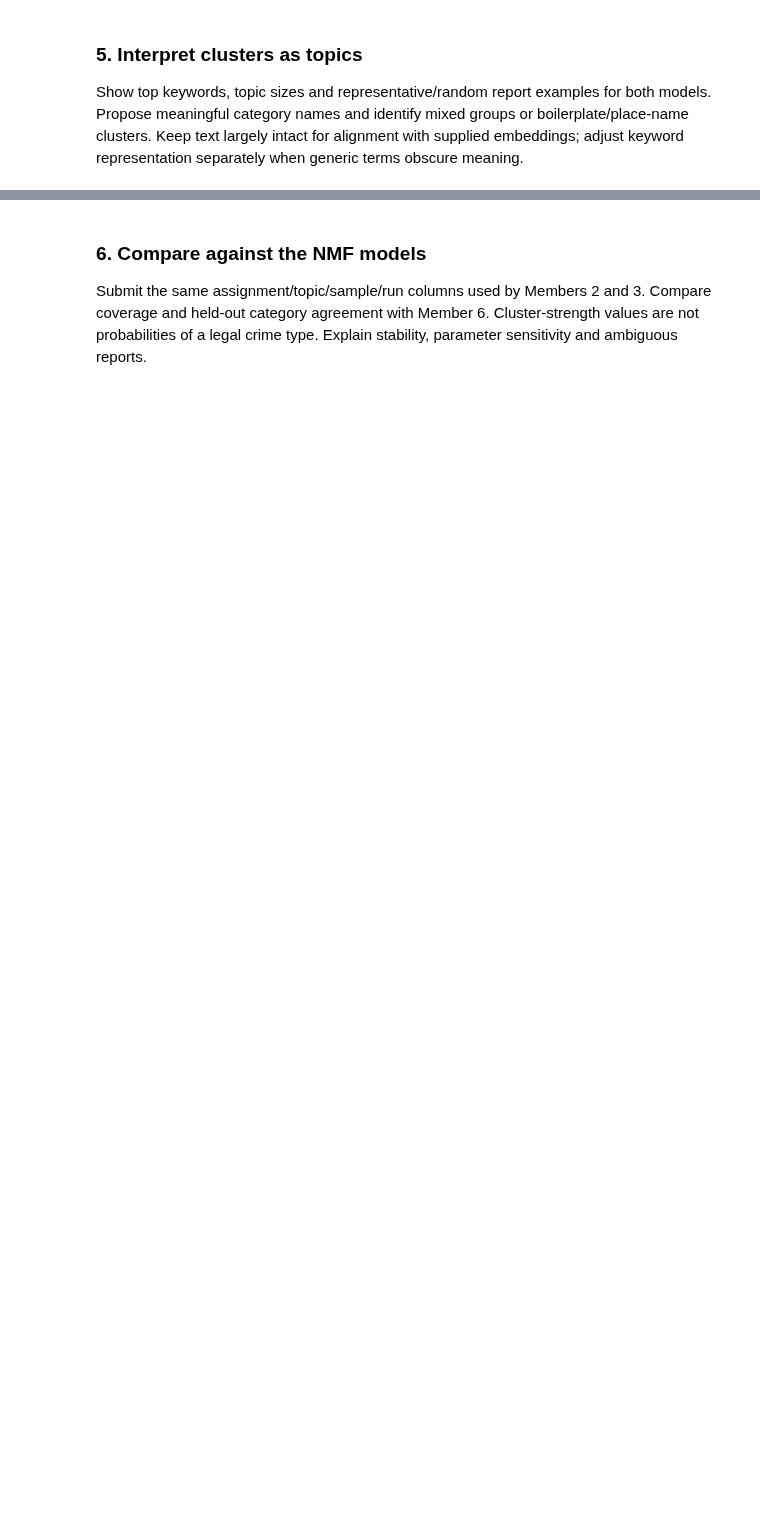
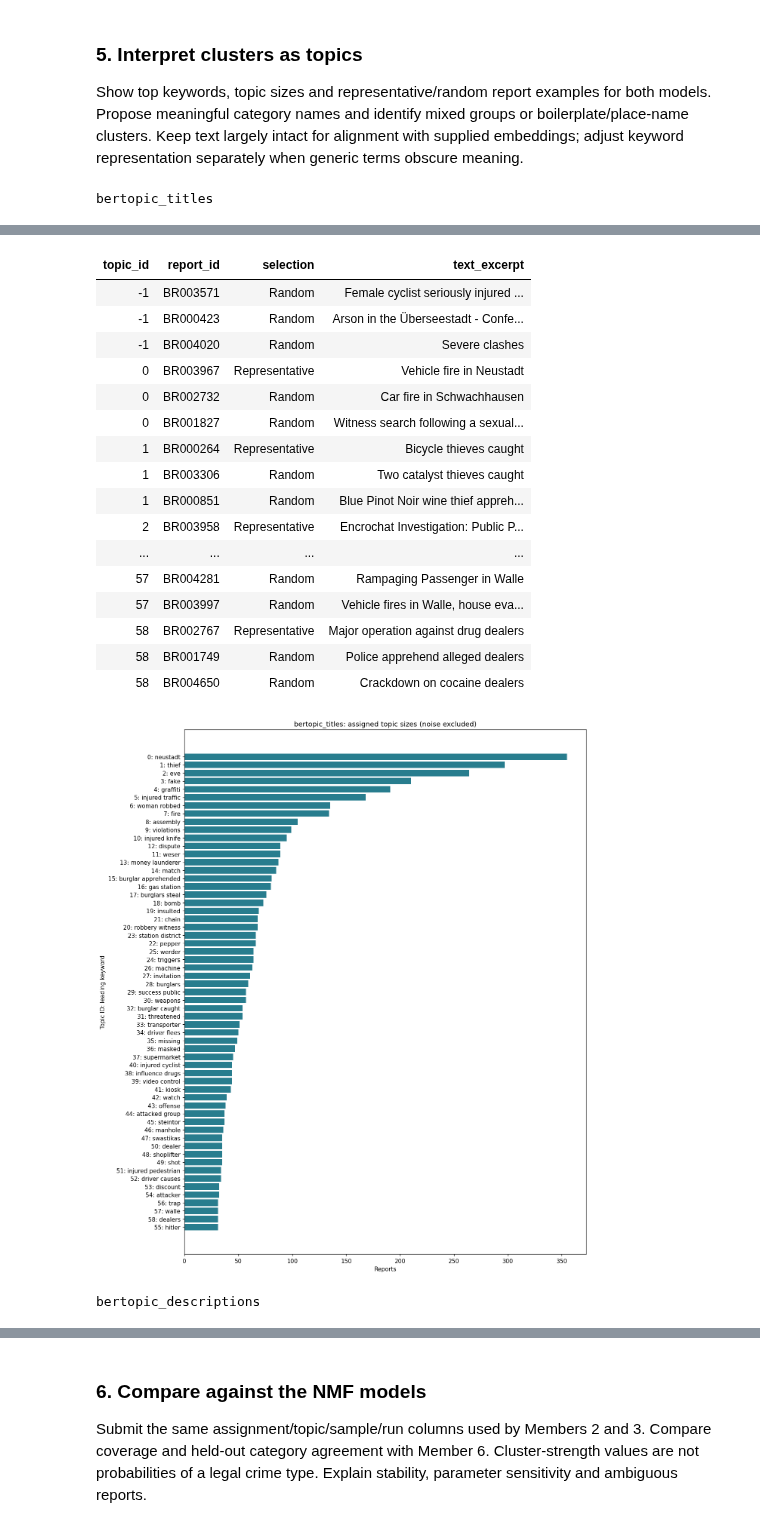
Before and after one commit to mshongwe775/bremen-crime-data-analytics, a Jupyter notebook: team_notebooks/04_embedding_topic_modeling.ipynb, the cells around one changed output, grey strips where cells are left out. Saved outputs shown, nothing was run; the diff lists cells and outputs as text; code cells hidden in the pictures; blank space fills up the shorter version.

```diff
--- a/team_notebooks/04_embedding_topic_modeling.ipynb
+++ b/team_notebooks/04_embedding_topic_modeling.ipynb
@@ -113,4 +363,25 @@ Start with a small reduced space such as 5 dimensions for HDBSCAN and a separate
 
 Use the same prepared input/evaluation cohort and sensible settings for titles and descriptions. Do not overwrite the two topic lists or export them under the same model ID. Keep HDBSCAN label -1 as unassigned noise unless individual reports are later reviewed. A low noise share alone does not prove good categories.
 # %%
-# TODO: add short code cells for this step.
+# Reuse the selected fitted objects: no duplicate final fit.
+runs = {model_id: results[selected_setting] for model_id, results in candidates.items()}
+summary_columns = ['model_id', 'modeling_cohort', 'n_topics', 'assigned_reports',
+                   'unassigned_reports', 'noise_rate', 'elapsed_seconds',
+                   'median_topic', 'largest_topic_share']
+model_summary = sensitivity.loc[sensitivity.candidate.eq(selected_setting), summary_columns].copy()
+model_summary = model_summary.rename(columns={'median_topic': 'median_assigned_topic_size'})
+show_table(model_summary.round(4))
+
+# Largest four topics per setting provide comparable development evidence.
+for model_id, results in candidates.items():
+    evidence = []
+    for name, result in results.items():
+        for topic in result['model'].get_topic_info().query('Topic >= 0').head(4).itertuples():
+            positions = np.flatnonzero(result['labels'] == topic.Topic)
+            position = np.random.default_rng(42 + int(topic.Topic)).choice(positions)
+            evidence.append({'candidate': name, 'topic_id': topic.Topic, 'n_reports': topic.Count,
+                'keywords': '; '.join(word for word, _ in result['model'].get_topic(topic.Topic)[:7]),
+                'random_report_id': cohorts[model_id]['ids'][position],
+                'random_title': cohorts[model_id]['frame'].iloc[position].title_en[:140]})
+    print(model_id)
+    show_table(pd.DataFrame(evidence))
@@ -124,0 +503,22 @@ Show top keywords, topic sizes and representative/random report examples for bot
+# %%
+for model_id, topics in topic_tables.items():
+    print(model_id)
+    summary = topics[['topic_id', 'n_reports', 'keywords', 'proposed_category']].copy()
+    summary['keywords'] = summary.keywords.str.split('; ').str[:5].str.join('; ')
+    show_table(summary)
+    # Show one representative and all random examples; the full sample CSV retains every selected ID.
+    evidence = evidence_tables[model_id]
+    preview = evidence.loc[evidence.selection.eq('Random') | ~evidence.duplicated(['topic_id', 'selection'])]
+    columns = ['topic_id', 'report_id', 'selection', 'text_excerpt']
+    if model_id == 'bertopic_descriptions': columns.insert(3, 'title')
+    show_table(preview[columns])
+    sizes = topics.query('topic_id >= 0').sort_values('n_reports')
+    figure, axis = plt.subplots(figsize=(12, max(5, len(sizes) * .23)))
+    names = [f"{row.topic_id}: {row.keywords.split(';')[0]}" for row in sizes.itertuples()]
+    axis.barh(names, sizes.n_reports, color='#287d8e')
+    axis.set(title=f'{model_id}: assigned topic sizes (noise excluded)',
+             xlabel='Reports', ylabel='Topic ID: leading keyword')
+    figure.tight_layout()
+    keep_figure(figure, f'{model_id}_topic_sizes.png')
+# %% [output]
+bertopic_titles
@@ -124,0 +542,19 @@ Show top keywords, topic sizes and representative/random report examples for bot
+| topic_id | report_id | selection | text_excerpt |
+| -1 | BR003571 | Random | Female cyclist seriously injured ... |
+| -1 | BR000423 | Random | Arson in the Überseestadt - Confe... |
+| -1 | BR004020 | Random | Severe clashes |
+| 0 | BR003967 | Representative | Vehicle fire in Neustadt |
+| 0 | BR002732 | Random | Car fire in Schwachhausen |
+| 0 | BR001827 | Random | Witness search following a sexual... |
+| 1 | BR000264 | Representative | Bicycle thieves caught |
+| 1 | BR003306 | Random | Two catalyst thieves caught |
+| 1 | BR000851 | Random | Blue Pinot Noir wine thief appreh... |
+| 2 | BR003958 | Representative | Encrochat Investigation: Public P... |
+| ... | ... | ... | ... |
+| 57 | BR004281 | Random | Rampaging Passenger in Walle |
+| 57 | BR003997 | Random | Vehicle fires in Walle, house eva... |
+| 58 | BR002767 | Representative | Major operation against drug dealers |
+| 58 | BR001749 | Random | Police apprehend alleged dealers |
+| 58 | BR004650 | Random | Crackdown on cocaine dealers |
+[figure, added]
+bertopic_descriptions
```
Also changed, not shown: parts of 28 cells of this notebook, 14 other files.
